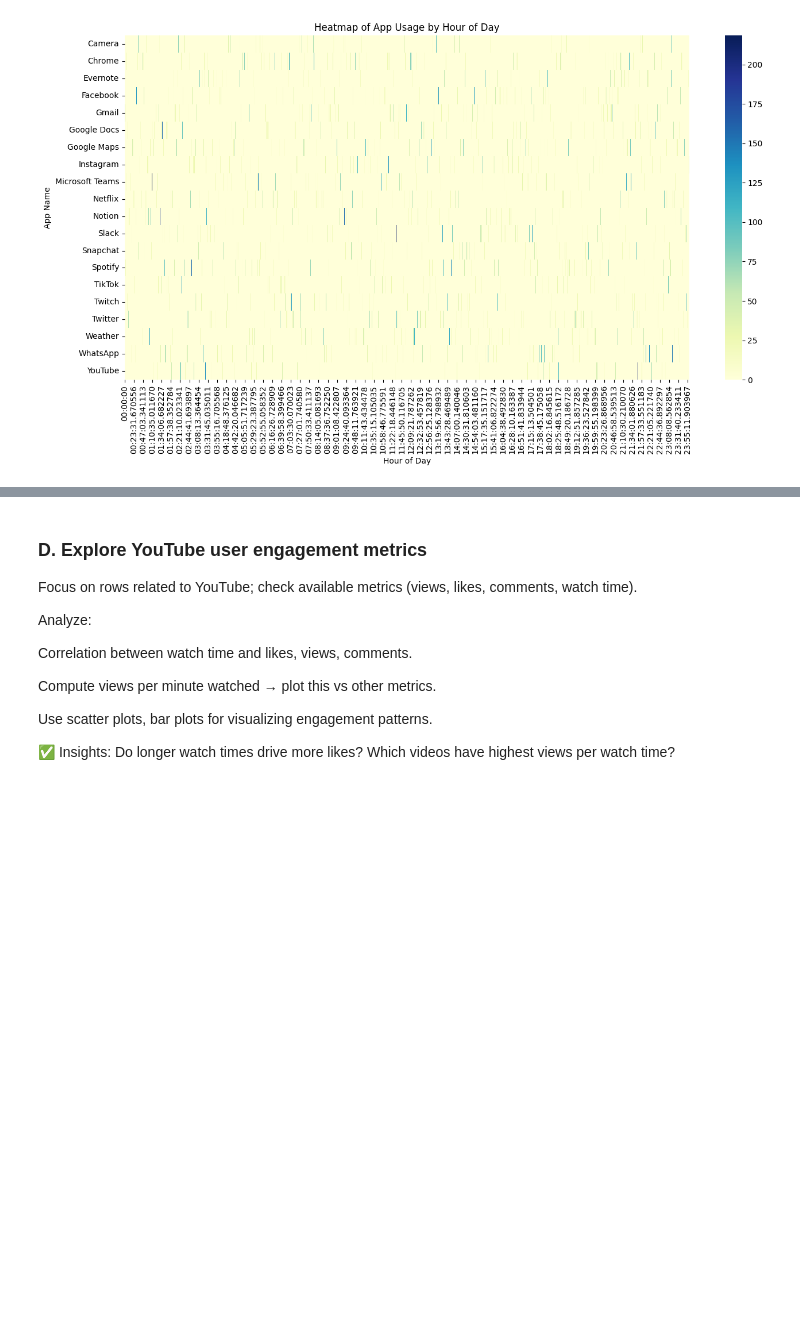
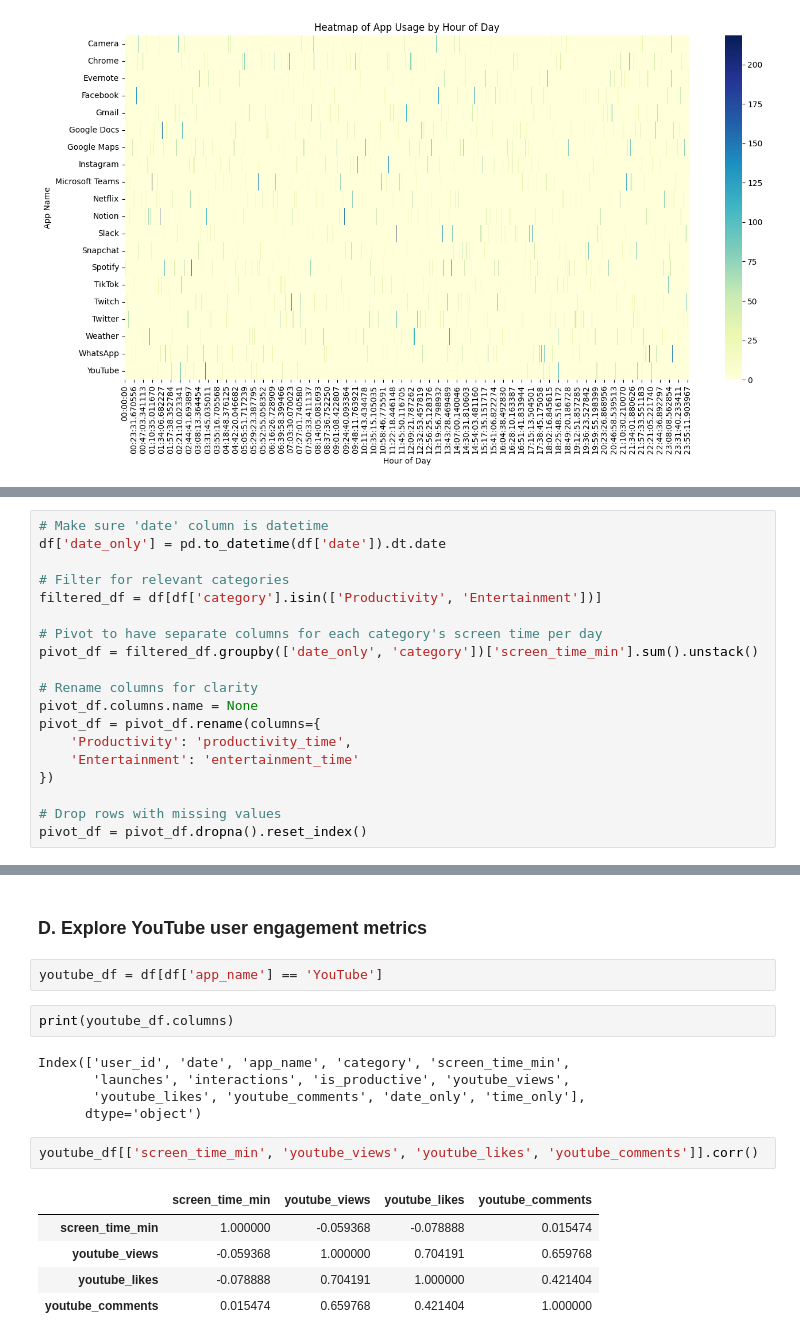
Before and after one commit to Pamela-N25/Screen_time_data_usage, a Jupyter notebook: Data Analysis.ipynb, the cells around one changed output, grey strips where cells are left out. Saved outputs shown, nothing was run; the diff lists cells and outputs as text; blank space fills up the shorter version.

```diff
--- a/Data Analysis.ipynb
+++ b/Data Analysis.ipynb
@@ -493,0 +532,19 @@ Compute correlation coefficient using .corr().
+# %%
+# Make sure 'date' column is datetime
+df['date_only'] = pd.to_datetime(df['date']).dt.date
+
+# Filter for relevant categories
+filtered_df = df[df['category'].isin(['Productivity', 'Entertainment'])]
+
+# Pivot to have separate columns for each category's screen time per day
+pivot_df = filtered_df.groupby(['date_only', 'category'])['screen_time_min'].sum().unstack()
+
+# Rename columns for clarity
+pivot_df.columns.name = None
+pivot_df = pivot_df.rename(columns={
+    'Productivity': 'productivity_time',
+    'Entertainment': 'entertainment_time'
+})
+
+# Drop rows with missing values
+pivot_df = pivot_df.dropna().reset_index()
@@ -494,13 +576,19 @@ Compute correlation coefficient using .corr().
 # %% [markdown]
 ### D. Explore YouTube user engagement metrics
-Focus on rows related to YouTube; check available metrics (views, likes, comments, watch time).
-
-Analyze:
-
-Correlation between watch time and likes, views, comments.
-
-Compute views per minute watched → plot this vs other metrics.
-
-Use scatter plots, bar plots for visualizing engagement patterns.
-
-✅ Insights: Do longer watch times drive more likes? Which videos have highest views per watch time?
+# %%
+youtube_df = df[df['app_name'] == 'YouTube']
+# %%
+print(youtube_df.columns)
+# %% [output]
+Index(['user_id', 'date', 'app_name', 'category', 'screen_time_min',
+       'launches', 'interactions', 'is_productive', 'youtube_views',
+       'youtube_likes', 'youtube_comments', 'date_only', 'time_only'],
+      dtype='object')
+# %%
+youtube_df[['screen_time_min', 'youtube_views', 'youtube_likes', 'youtube_comments']].corr()
+# %% [output]
+|  | screen_time_min | youtube_views | youtube_likes | youtube_comments |
+| screen_time_min | 1.000000 | -0.059368 | -0.078888 | 0.015474 |
+| youtube_views | -0.059368 | 1.000000 | 0.704191 | 0.659768 |
+| youtube_likes | -0.078888 | 0.704191 | 1.000000 | 0.421404 |
+| youtube_comments | 0.015474 | 0.659768 | 0.421404 | 1.000000 |
```
Also changed, not shown: parts of 38 cells of this notebook.
